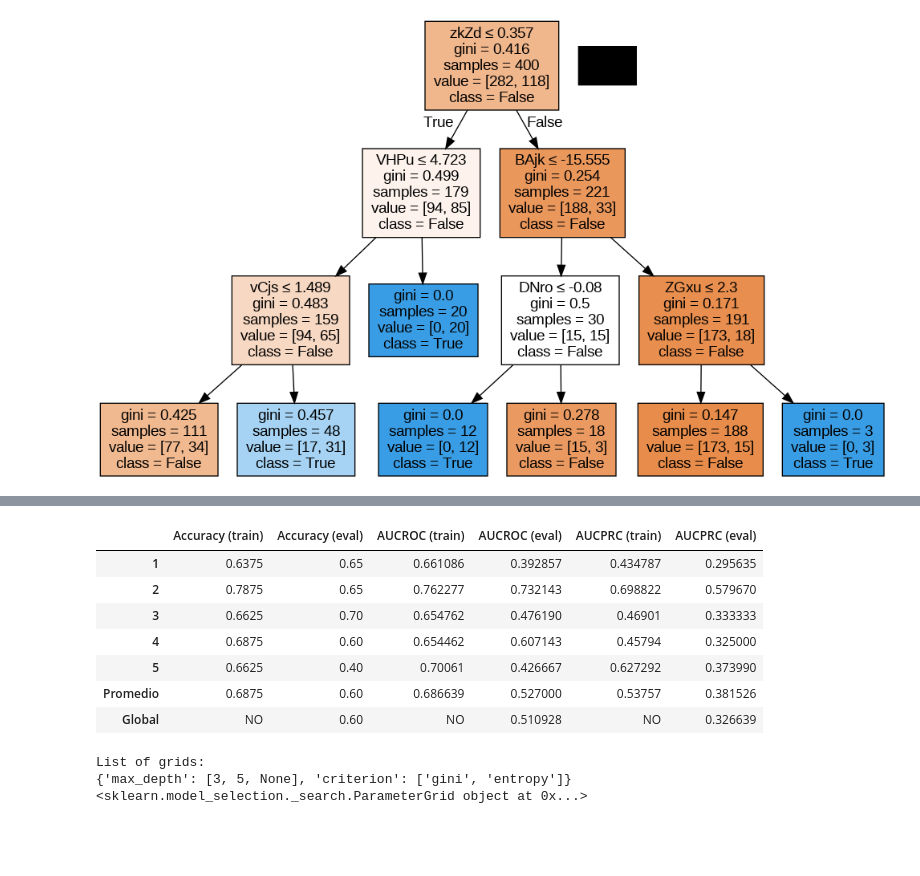
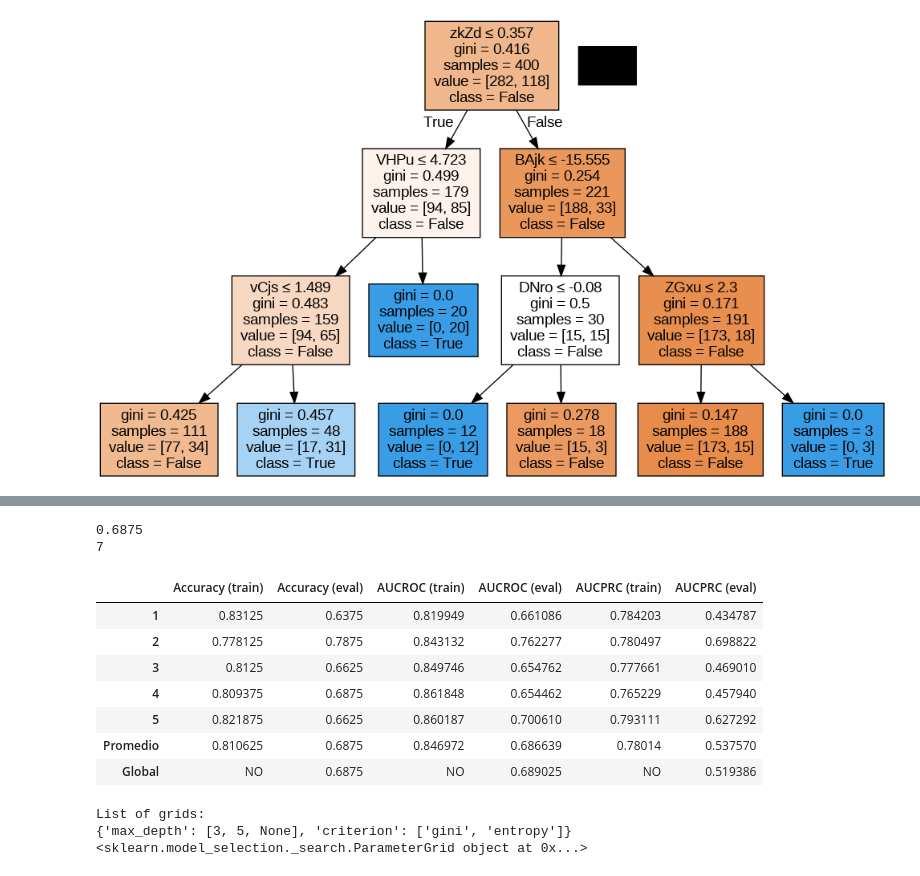
Before and after one commit to AzulBarr/Aprendizaje-Automatico, a Jupyter notebook: TPs/05_intermedia.ipynb, the cells around one changed output, grey strips where cells are left out. Drawn from its saved outputs; the diff is of its cells as text; code cells hidden in the pictures; blank space fills up the shorter version.

```diff
--- a/TPs/05_intermedia.ipynb
+++ b/TPs/05_intermedia.ipynb
@@ -286,49 +340,55 @@ def k_fold_cross_validation(X_tr : np.ndarray, y_tr : np.ndarray, k: int, tree_p
 # %%
 parametros = {"max_depth": 3,"criterion":"entropy","random_state" : 4}
 k = 5
-y_pred, y_pred_proba, score_fold_ac, score_fold_aucroc, score_fold_aucprc = k_fold_cross_validation(X_train,y_train,k,parametros)
+
+y_pred, y_pred_proba, score_fold_ac, score_fold_aucroc, score_fold_aucprc, score_fold_ac_train, score_fold_aucroc_train, score_fold_aucprc_train = k_fold_cross_validation(X_train,y_train,k,parametros)
 
 
-y_pred_eval, y_pred_proba_eval, score_fold_ac_eval, score_fold_aucroc_eval, score_fold_aucprc_eval = k_fold_cross_validation(X_test, y_test, k, parametros)
-
-ac_global = accuracy(y_pred_eval, y_test)
-roc_auc_global = roc_auc_score(y_test,y_pred_proba_eval)
-precision, recall, thresholds = precision_recall_curve(y_test, y_pred_proba_eval)
+ac_global = accuracy(y_pred, y_train)
+roc_auc_global = roc_auc_score(y_train,y_pred_proba)
+precision, recall, thresholds = precision_recall_curve(y_train, y_pred_proba)
 aucprc_global = auc(recall, precision)
 
+print(ac_global)
+
 score_fold_ac.append(np.mean(score_fold_ac))
-score_fold_ac_eval.append(np.mean(score_fold_ac_eval))
 score_fold_aucroc.append(np.mean(score_fold_aucroc))
-score_fold_aucroc_eval.append(np.mean(score_fold_aucroc_eval))
 score_fold_aucprc.append(np.mean(score_fold_aucprc))
-score_fold_aucprc_eval.append(np.mean(score_fold_aucprc_eval))
 
-score_fold_ac.append("NO")
-score_fold_ac_eval.append(ac_global)
-score_fold_aucroc.append("NO")
-score_fold_aucroc_eval.append(roc_auc_global)
-score_fold_aucprc.append("NO")
-score_fold_aucprc_eval.append(aucprc_global)
+score_fold_ac_train.append(np.mean(score_fold_ac_train))
+score_fold_aucroc_train.append(np.mean(score_fold_aucroc_train))
+score_fold_aucprc_train.append(np.mean(score_fold_aucprc_train))
+
+score_fold_ac_train.append("NO")
+score_fold_ac.append(ac_global)
+score_fold_aucroc_train.append("NO")
+score_fold_aucroc.append(roc_auc_global)
+score_fold_aucprc_train.append("NO")
+score_fold_aucprc.append(aucprc_global)
+
+print(len(score_fold_ac))
 
 
 
-tabla = {"Accuracy (train)" : score_fold_ac, "Accuracy (eval)" : score_fold_ac_eval,
-         "AUCROC (train)" : score_fold_aucroc, "AUCROC (eval)" : score_fold_aucroc_eval,
-         "AUCPRC (train)" : score_fold_aucprc, "AUCPRC (eval)" : score_fold_aucprc_eval}
+tabla = {"Accuracy (train)" : score_fold_ac_train, "Accuracy (eval)" : score_fold_ac,
+         "AUCROC (train)" : score_fold_aucroc_train, "AUCROC (eval)" : score_fold_aucroc,
+         "AUCPRC (train)" : score_fold_aucprc_train, "AUCPRC (eval)" : score_fold_aucprc}
 
 data_frame_metricas = pd.DataFrame(tabla)
 data_frame_metricas.index = [1, 2, 3, 4, 5, "Promedio", "Global"]
 
 data_frame_metricas
 # %% [output]
+0.6875
+7
 |  | Accuracy (train) | Accuracy (eval) | AUCROC (train) | AUCROC (eval) | AUCPRC (train) | AUCPRC (eval) |
-| 1 | 0.6375 | 0.65 | 0.661086 | 0.392857 | 0.434787 | 0.295635 |
-| 2 | 0.7875 | 0.65 | 0.762277 | 0.732143 | 0.698822 | 0.579670 |
-| 3 | 0.6625 | 0.70 | 0.654762 | 0.476190 | 0.46901 | 0.333333 |
-| 4 | 0.6875 | 0.60 | 0.654462 | 0.607143 | 0.45794 | 0.325000 |
-| 5 | 0.6625 | 0.40 | 0.70061 | 0.426667 | 0.627292 | 0.373990 |
-| Promedio | 0.6875 | 0.60 | 0.686639 | 0.527000 | 0.53757 | 0.381526 |
-| Global | NO | 0.60 | NO | 0.510928 | NO | 0.326639 |
+| 1 | 0.83125 | 0.6375 | 0.819949 | 0.661086 | 0.784203 | 0.434787 |
+| 2 | 0.778125 | 0.7875 | 0.843132 | 0.762277 | 0.780497 | 0.698822 |
+| 3 | 0.8125 | 0.6625 | 0.849746 | 0.654762 | 0.777661 | 0.469010 |
+| 4 | 0.809375 | 0.6875 | 0.861848 | 0.654462 | 0.765229 | 0.457940 |
+| 5 | 0.821875 | 0.6625 | 0.860187 | 0.700610 | 0.793111 | 0.627292 |
+| Promedio | 0.810625 | 0.6875 | 0.846972 | 0.686639 | 0.78014 | 0.537570 |
+| Global | NO | 0.6875 | NO | 0.689025 | NO | 0.519386 |
 # %%
 #2.3
 ## Parameter grid
```
Also changed, not shown: parts of 2 cells of this notebook.
